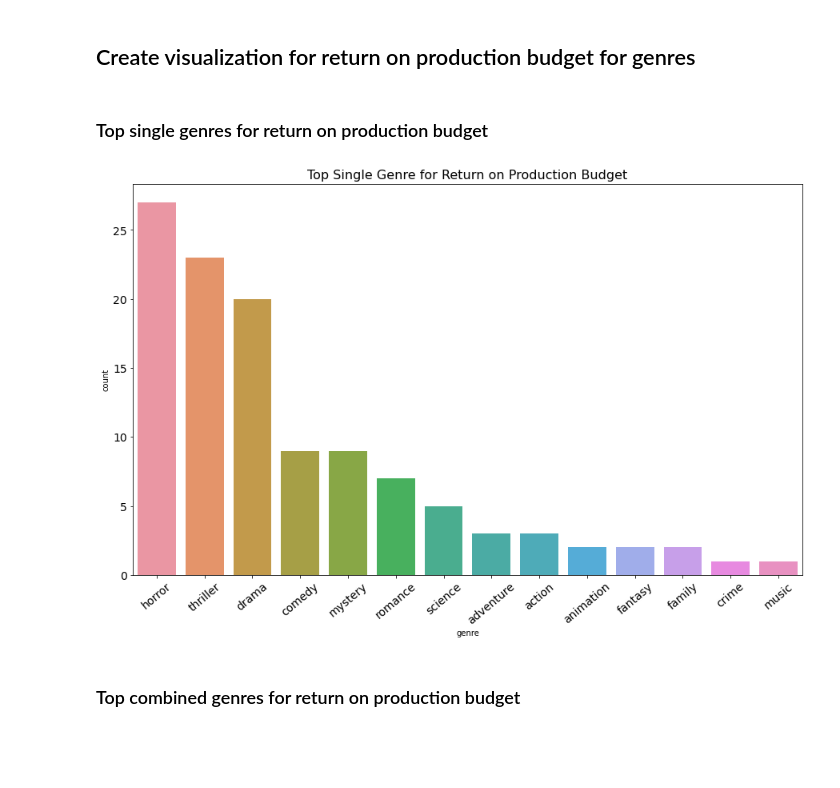
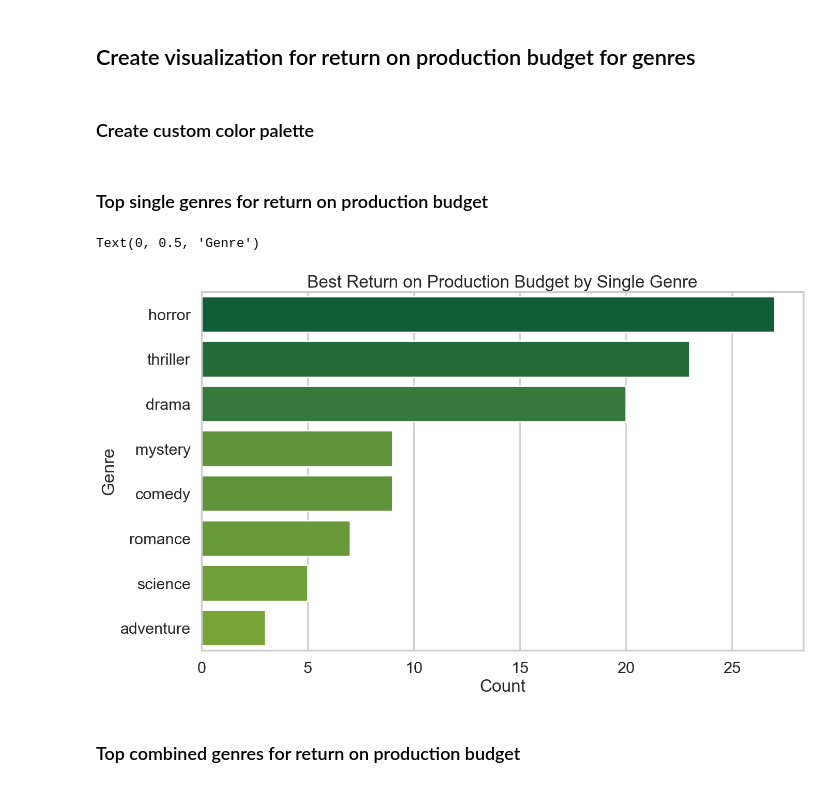
Before and after one commit to bkokin/semester_1_capstone, a Jupyter notebook: Capstone 1.ipynb, the cells around one changed output. Drawn from its saved outputs; the diff is of its cells as text; code cells hidden in the pictures; blank space fills up the shorter version.

Commit message:
Add color palette to 'Capstone 1' graphs, increase font and bar size with context and fontsize arguments, change theme to whitegrid

```diff
--- a/Capstone 1.ipynb
+++ b/Capstone 1.ipynb
@@ -81,24 +81,43 @@ tn_movie_budgets.sort_values(by=['ropb'], ascending=False, inplace=True)
 budget_genre = tn_movie_budgets.merge(tmdb_csv, left_on=['movie', 'release_date'], right_on=['title', 'release_date'], how='inner').drop_duplicates()
 # %% [markdown]
 ## Create visualization for return on production budget for genres
+# %% [markdown]
+### Create custom color palette
+# %%
+# https://stackoverflow.com/questions/36271302/changing-color-scale-in-seaborn-bar-plot
+# https://seaborn.pydata.org/generated/seaborn.color_palette.html
+custom_palette = 'blend:#046A38,#86BC25'
+
+def colors_from_values(values, palette_name=custom_palette):
+    # normalize the values to range [0, 1]
+    normalized = (values - np.min(values)) / (np.max(values) - np.min(values))
+    # convert to indices
+    indices = np.round((1 - normalized) * (len(values) - 1)).astype(np.int32)
+    # use the indices to get the colors
+    palette = sns.color_palette(palette_name, len(values))
+    return np.array(palette).take(indices, axis=0)
 # %% [markdown]
 ### Top single genres for return on production budget
+# %%
+# set theme and context
+sns.set_theme(style="whitegrid")
+sns.set_context('poster')
 # %%
 genre_split = budget_genre.iloc[:50].genre.str.split(',').explode('genre').value_counts()
 genre_split_df = genre_split.reset_index()
 genre_split_df.columns = ['genre', 'count']
 genre_combined = budget_genre.iloc[:50].genre.value_counts()
 genre_combined_df = genre_combined.reset_index()
 genre_combined_df.columns = ['genre', 'count']
 
 plt.figure(figsize=(15,9))
-sns.barplot(data=genre_split_df, x='genre', y='count');
-plt.title('Top Single Genre for Return on Production Budget', fontsize=16)
-plt.xticks(rotation=40);
-plt.xticks(fontsize=14);
-plt.yticks(fontsize=14);
+sns.barplot(data=genre_split_df.iloc[:8], x='count', y='genre', palette=colors_from_values(genre_split_df['count']), orient='h');
+plt.title('Best Return on Production Budget by Single Genre')#, fontsize=25)
+plt.xlabel('Count', fontsize=24)
+plt.ylabel('Genre', fontsize=24)
 # %% [output]
+Text(0, 0.5, 'Genre')
-[figure, old version]
+[figure, new version]
 # %% [markdown]
 ### Top combined genres for return on production budget
 # %%
```
Also changed, not shown: parts of 2 cells of this notebook, 1 other file.
